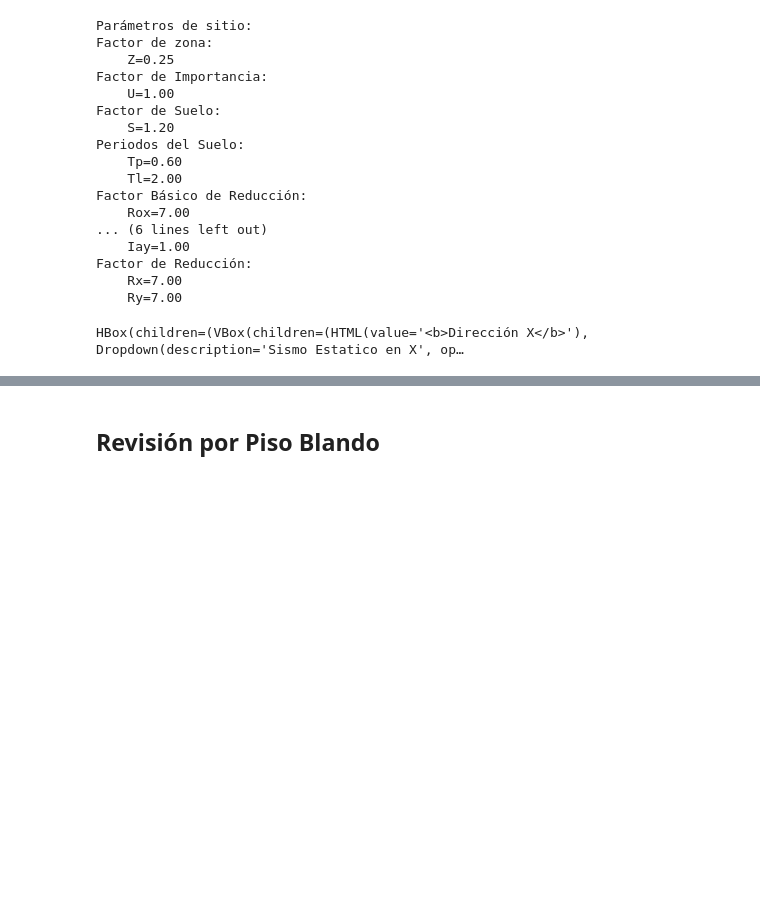
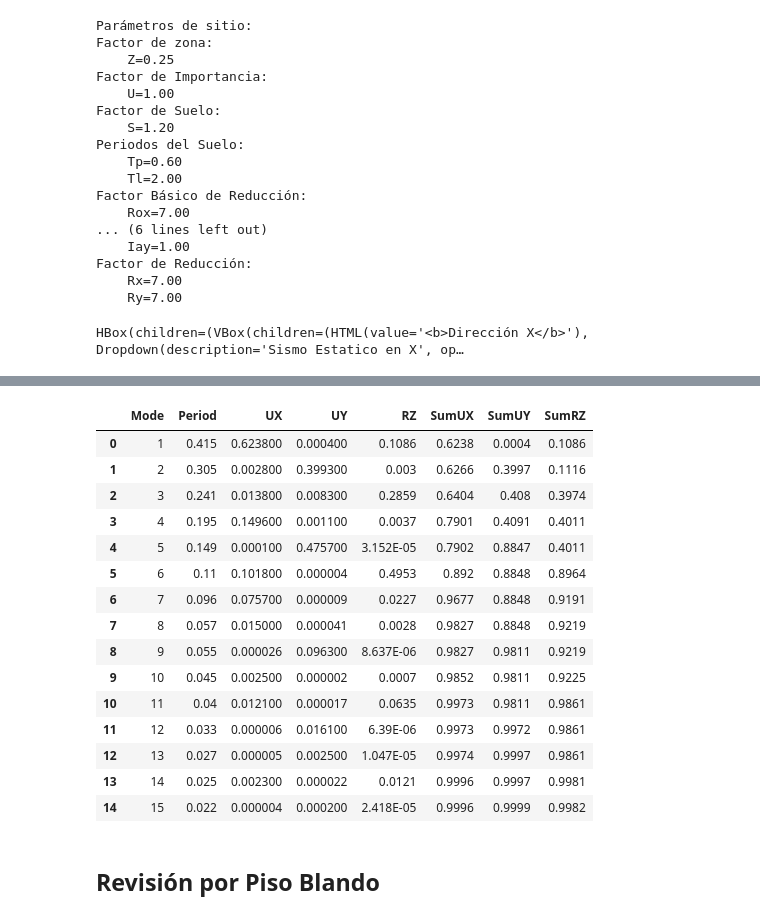
Before and after one commit to skyzizars/automatizacion_estructural, a Jupyter notebook: sismo_etabs.ipynb, the cells around one changed output, grey strips where cells are left out. Saved outputs shown, nothing was run; the diff lists cells and outputs as text; code cells hidden in the pictures; blank space fills up the shorter version.

Commit message:
Revision sismo_utils

```diff
--- a/sismo_etabs.ipynb
+++ b/sismo_etabs.ipynb
@@ -92,6 +88,25 @@ Coeficiente de sismo estático X: 0.107
 Coeficiente de sismo estático Y: 0.107
 Exponente de altura X: 1.00
 Exponente de altura Y: 1.00
+# %%
+sismo.modal
+# %% [output]
+|  | Mode | Period | UX | UY | RZ | SumUX | SumUY | SumRZ |
+| 0 | 1 | 0.415 | 0.623800 | 0.000400 | 0.1086 | 0.6238 | 0.0004 | 0.1086 |
+| 1 | 2 | 0.305 | 0.002800 | 0.399300 | 0.003 | 0.6266 | 0.3997 | 0.1116 |
+| 2 | 3 | 0.241 | 0.013800 | 0.008300 | 0.2859 | 0.6404 | 0.408 | 0.3974 |
+| 3 | 4 | 0.195 | 0.149600 | 0.001100 | 0.0037 | 0.7901 | 0.4091 | 0.4011 |
+| 4 | 5 | 0.149 | 0.000100 | 0.475700 | 3.152E-05 | 0.7902 | 0.8847 | 0.4011 |
+| 5 | 6 | 0.11 | 0.101800 | 0.000004 | 0.4953 | 0.892 | 0.8848 | 0.8964 |
+| 6 | 7 | 0.096 | 0.075700 | 0.000009 | 0.0227 | 0.9677 | 0.8848 | 0.9191 |
+| 7 | 8 | 0.057 | 0.015000 | 0.000041 | 0.0028 | 0.9827 | 0.8848 | 0.9219 |
+| 8 | 9 | 0.055 | 0.000026 | 0.096300 | 8.637E-06 | 0.9827 | 0.9811 | 0.9219 |
+| 9 | 10 | 0.045 | 0.002500 | 0.000002 | 0.0007 | 0.9852 | 0.9811 | 0.9225 |
+| 10 | 11 | 0.04 | 0.012100 | 0.000017 | 0.0635 | 0.9973 | 0.9811 | 0.9861 |
+| 11 | 12 | 0.033 | 0.000006 | 0.016100 | 6.39E-06 | 0.9973 | 0.9972 | 0.9861 |
+| 12 | 13 | 0.027 | 0.000005 | 0.002500 | 1.047E-05 | 0.9974 | 0.9997 | 0.9861 |
+| 13 | 14 | 0.025 | 0.002300 | 0.000022 | 0.0121 | 0.9996 | 0.9997 | 0.9981 |
+| 14 | 15 | 0.022 | 0.000004 | 0.000200 | 2.418E-05 | 0.9996 | 0.9999 | 0.9982 |
 # %% [markdown]
 ## Revisión por Piso Blando
 # %%
```
Also changed, not shown: parts of 7 cells of this notebook, 1 other file.
